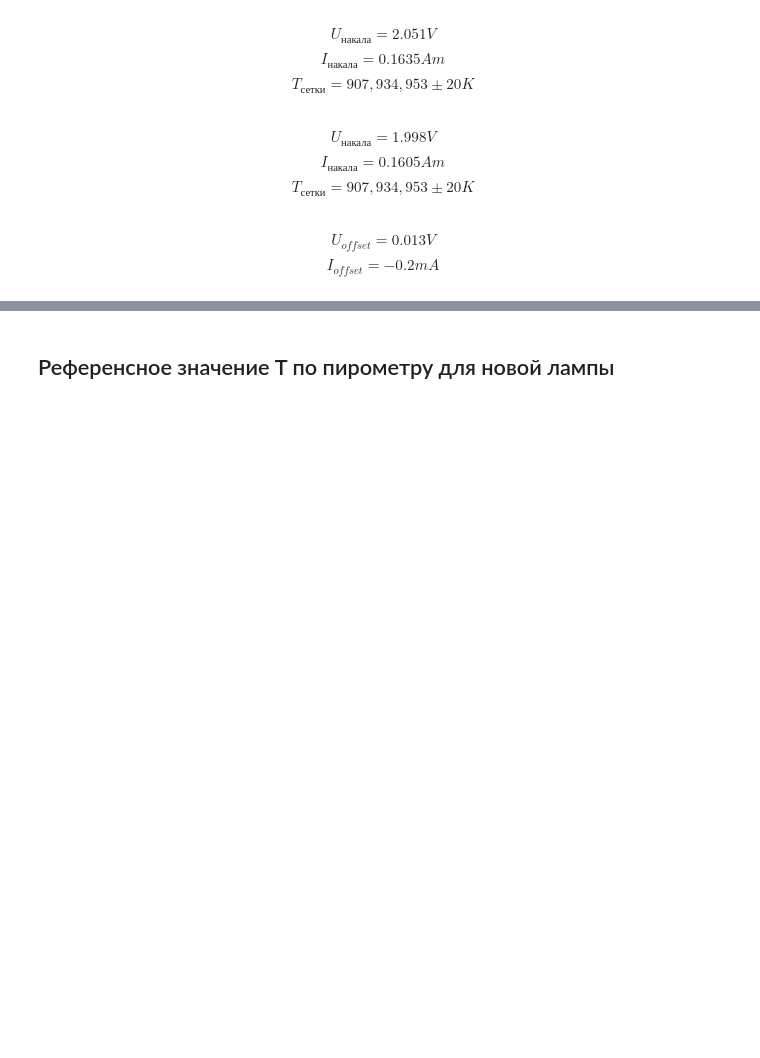
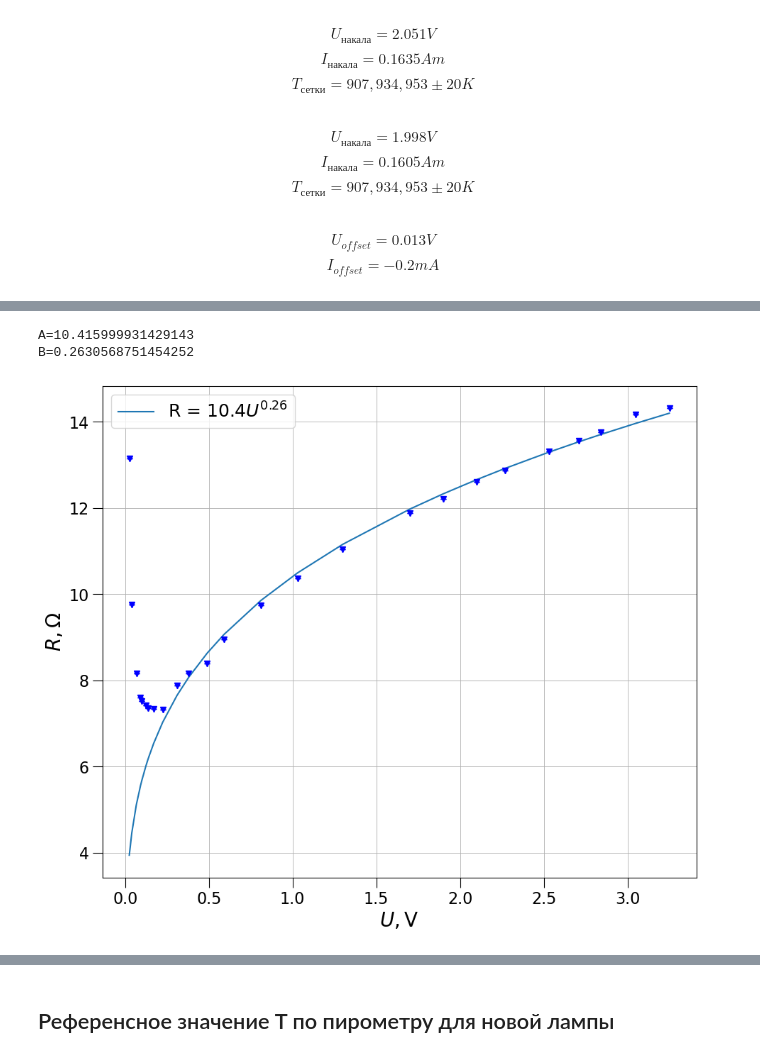
Before and after one commit to MaxGroshev/vpv_gos, a Jupyter notebook: lab.ipynb, the cells around one changed output, grey strips where cells are left out. Cells and saved outputs as stored; diff of their text form; code cells hidden in the pictures; blank space fills up the shorter version.

```diff
--- a/lab.ipynb
+++ b/lab.ipynb
@@ -367,0 +331,50 @@ plot_1.savefig('pics/filament.png')
+# %%
+def func(U, A, B):
+    return A*U**B
+
+U_filament = np.array([0.025, 0.04, 0.067, 0.092, 0.1,  0.124, 0.139, 0.171, 0.225, 0.31, 0.38, 0.49, 0.59, 0.81, 1.03, 1.3,   1.7, 1.9,   2.1,   2.27,  2.53, 2.71,  2.84,  3.05, 3.25])
+I_filament = np.array([1.9,   4.1, 8.2,    12.1,  13.3, 16.7,  18.9,  23.3,  30.7,  39.3, 46.5, 58.4, 65.9, 83.1, 99.3, 117.7, 143, 155.5, 166.5, 176.3, 190,  199.8, 206.5, 215.1, 227]) * 10**(-3)
+R = U_filament / I_filament
+
+plot_1 = plt.figure(figsize=(12*0.9,10*0.9))
+plt.grid(visible=True, linewidth=0.6)
+plt.xlabel('$U, \\text{V}$', fontsize=20, rotation=0)
+
+plt.ylabel('$R, \Omega$', fontsize=20)
+plt.tick_params(axis='both', which='major', labelsize=16, size=10)
+plt.grid(visible=True, linewidth=0.6)
+
+plt.errorbar(
+    U_filament, R,
+    fmt='v',
+    linewidth=1,
+    markersize=6,
+    elinewidth=1,
+    yerr=0,
+    xerr=0,
+    color='blue',
+    capsize=3
+)
+
+# Aproximation of our data on linear part
+
+# z = np.polyfit(U_filament[0:6], I_filament[0:6], deg=1)
+# print ("MNK for linaer part: ", mnk(U_filament[0:6], I_filament[0:6]))
+#
+# polynom_1 = np.poly1d(z)
+# plt.plot(U_filament, polynom_1(U_filament),"k-.", color="red", label = 'I = ' + str(round(z[0], 2)) + 'U')
+
+# Approximation of pur data fully
+popt, pcov = curve_fit(func, U_filament[8:], R[8:], maxfev=10**6)
+A, B = popt
+print('A={0}\nB={1}\n'.format(*tuple(popt)))
+plt.plot(U_filament, func(U_filament, *popt), label= "R = " + str(round(A, 1)) + "$U^{" + str(round(B, 2)) + "}$")
+
+# print(func(2, *popt))
+
+plt.legend(fontsize=18, markerscale = 2)
+plot_1.savefig('pics/resist.png')
+# %% [output]
+A=10.415999931429143
+B=0.2630568751454252
+[figure, added]
```
Also changed, not shown: parts of 16 cells of this notebook, 25 other files.
